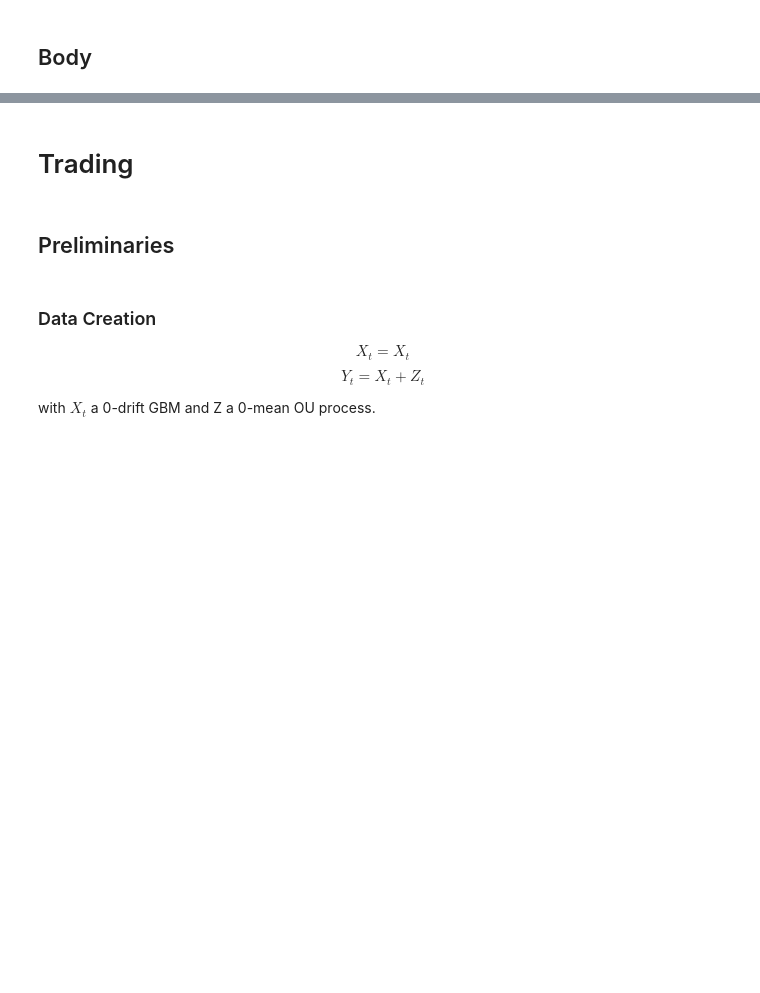
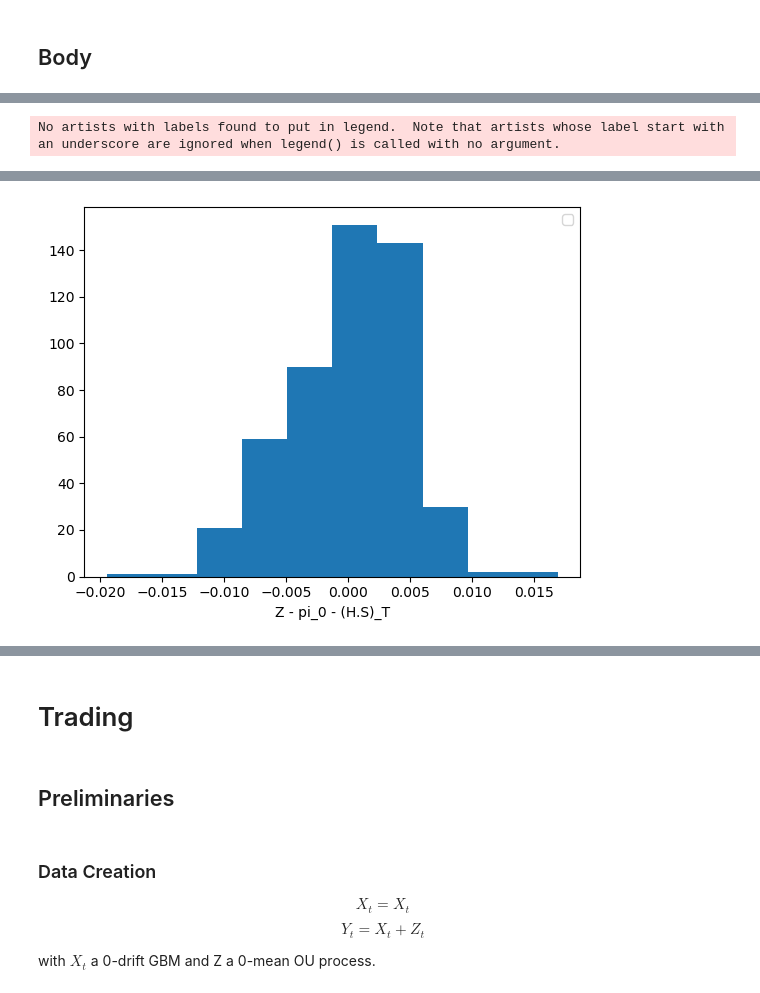
Before and after one commit to crispitagorico/stochastic_optimisation, a Jupyter notebook: kernel_hedge/notebooks/debug.ipynb, the cells around one changed output, grey strips where cells are left out. Saved outputs shown, nothing was run; the diff lists cells and outputs as text; code cells hidden in the pictures; blank space fills up the shorter version.

```diff
--- a/kernel_hedge/notebooks/debug.ipynb
+++ b/kernel_hedge/notebooks/debug.ipynb
@@ -195,0 +256,20 @@ Difference: tensor(0.0095, dtype=torch.float64)
+# %%
+hedge_pnl = sk_hedge.pnl
+
+# Compute losses
+sqrt_loss = (EuropeanCall(test_paths).detach().cpu().squeeze(-1) - (priceBS  + hedge_pnl[:,-1].detach().cpu()))
+loss = (sqrt_loss**2).mean()
+
+print('Expected OOS Loss: %s' % float(loss))
+print('Mean sqrtLoss: %s' % float(sqrt_loss.mean()))
+
+# Comparison Plot
+plt.hist(sqrt_loss)
+
+#plt.ylabel('Probability')
+plt.xlabel('Z - pi_0 - (H.S)_T')
+
+plt.legend()
+plt.show()
+# %% [output]
+No artists with labels found to put in legend.  Note that artists whose label start with an underscore are ignored when legend() is called with no argument.
@@ -195,0 +278 @@ Difference: tensor(0.0095, dtype=torch.float64)
+[figure, added]
```
Also changed, not shown: parts of 18 cells of this notebook, 41 other files.
